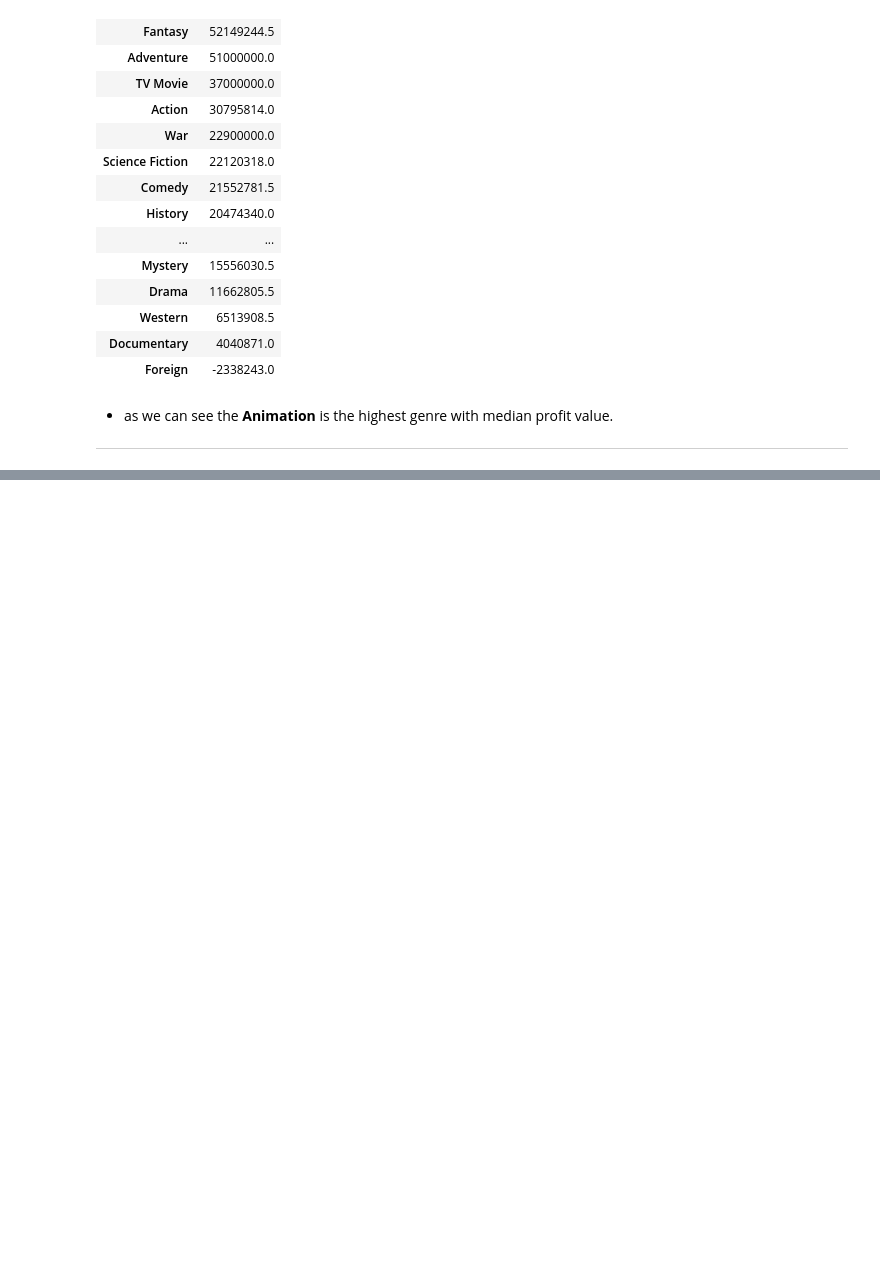
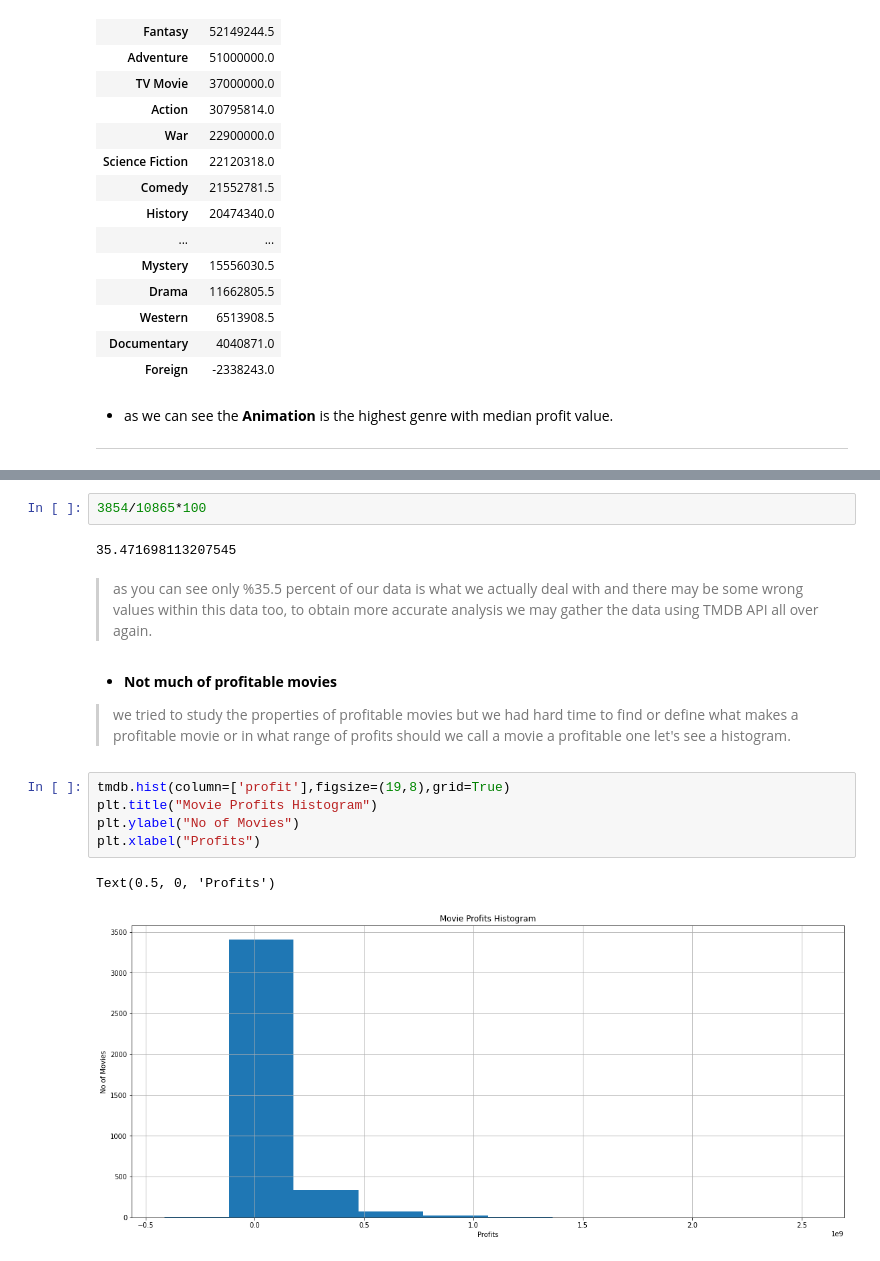
Before and after one commit to YousefSaber/Data-Analysis-Project, a Jupyter notebook: Analysis.ipynb, the cells around one changed output, grey strips where cells are left out. Saved outputs shown, nothing was run; the diff lists cells and outputs as text; blank space fills up the shorter version.

```diff
--- a/Analysis.ipynb
+++ b/Analysis.ipynb
@@ -479,0 +505,17 @@ All those aspects must be considered for boosting the profits of movies based on
+# %%
+3854/10865*100
+# %% [output]
+35.471698113207545
+# %% [markdown]
+> as you can see only %35.5 percent of our data is what we actually deal with and there may be some wrong values within this data too, to obtain more accurate analysis we may gather the data using TMDB API all over again.
+# %% [markdown]
+* **Not much of profitable movies**
+> we tried to study the properties of profitable movies but we had hard time to find or define what makes a profitable movie or in what range of profits should we call a movie a profitable one let's see a histogram.
+# %%
+tmdb.hist(column=['profit'],figsize=(19,8),grid=True)
+plt.title("Movie Profits Histogram")
+plt.ylabel("No of Movies")
+plt.xlabel("Profits")
+# %% [output]
+Text(0.5, 0, 'Profits')
+[figure, added]
```
Also changed, not shown: parts of 3 cells of this notebook, 1 other file.
